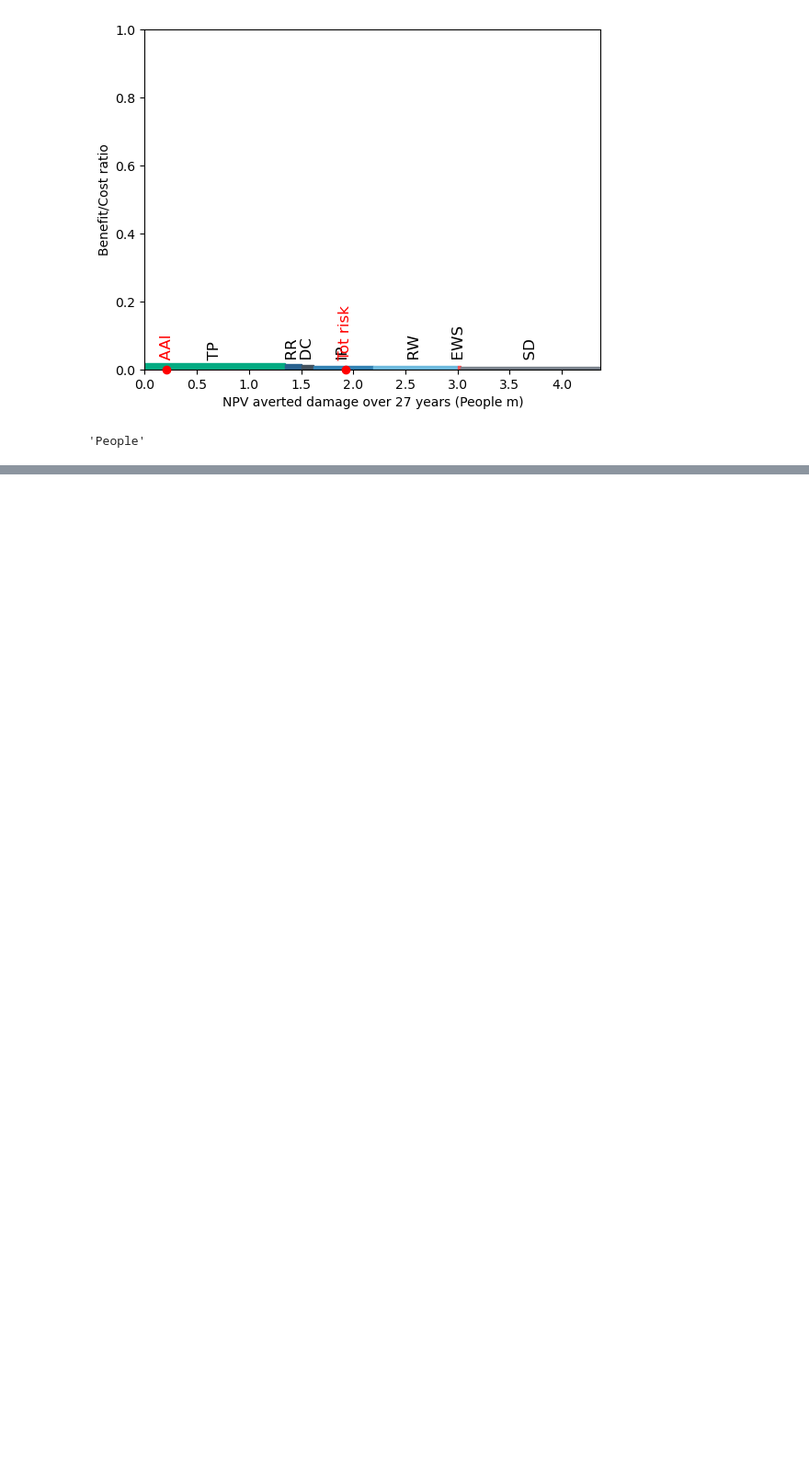
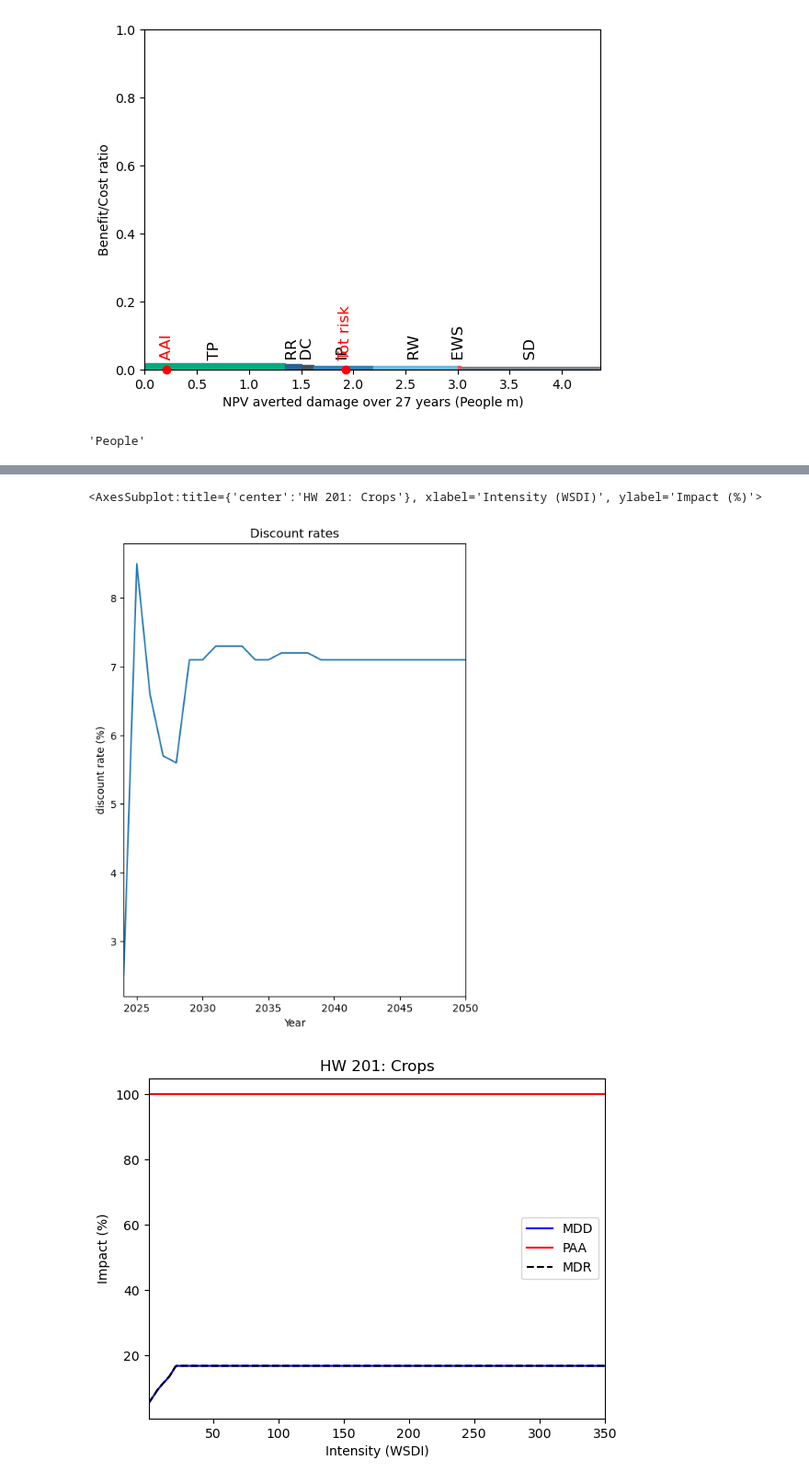
Before and after one commit to gkalomalos/ERA_projects_SWORD, a Jupyter notebook: backend/dev.ipynb, the cells around one changed output, grey strips where cells are left out. Shown: that part at 92% size. Saved outputs shown, nothing was run; the diff lists cells and outputs as text; code cells hidden in the pictures; blank space fills up the shorter version.

```diff
--- a/backend/dev.ipynb
+++ b/backend/dev.ipynb
@@ -441,9 +441,9 @@ hazard_future.intensity_thres = 0
 impact_present = ImpactCalc(
     entity_present.exposures, entity_present.impact_funcs, hazard_present
 ).impact(save_mat=True)
-# impact_future = ImpactCalc(
-#     entity_future.exposures, entity_future.impact_funcs, hazard_future
-# ).impact(save_mat=True)
+impact_future = ImpactCalc(
+    entity_future.exposures, entity_future.impact_funcs, hazard_future
+).impact(save_mat=True)
 
 
 costben = costben_handler.calculate_cost_benefit(
@@ -461,3 +461,13 @@ ax = costben.plot_cost_benefit()
 # costben.plot_arrow_averted(ax)
 # costben.plot_event_view((10, 15))
 # costben.plot_waterfall_accumulated(hazard_present, entity_present, entity_future)
+
+# entity_future.disc_rates.plot()
+# entity_future.impact_funcs.plot()
+# entity_future.exposures.assign_centroids(hazard_future)
+# entity_future.exposures.plot_hexbin()
+# impact_future.video_direct_impact(entity_future.exposures, entity_future.impact_funcs, [hazard_future])
+
+entity_future.disc_rates.plot()
+entity_future.impact_funcs.plot()
+# %% [output]
@@ -463,0 +491,3 @@ ax = costben.plot_cost_benefit()
+<AxesSubplot:title={'center':'HW 201: Crops'}, xlabel='Intensity (WSDI)', ylabel='Impact (%)'>
+[figure, added]
+[figure, added]
```
Also changed, not shown: parts of 3 cells of this notebook, 4 other files.
